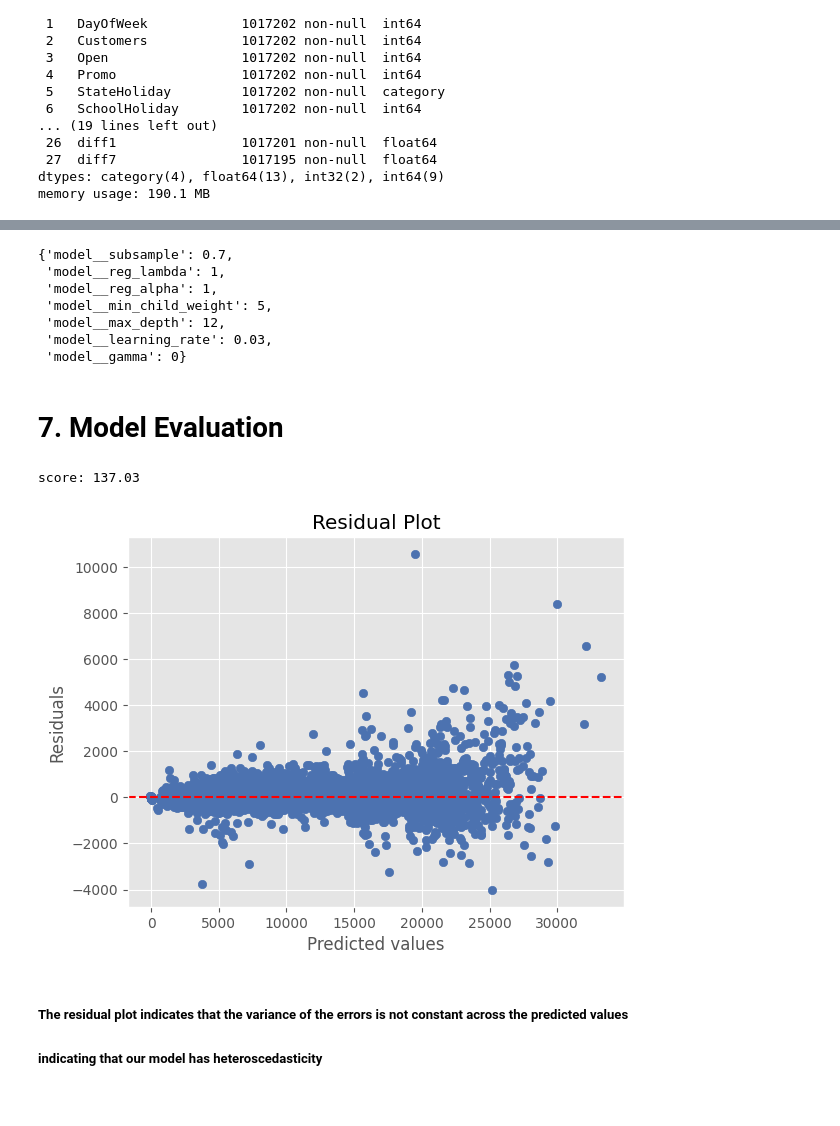
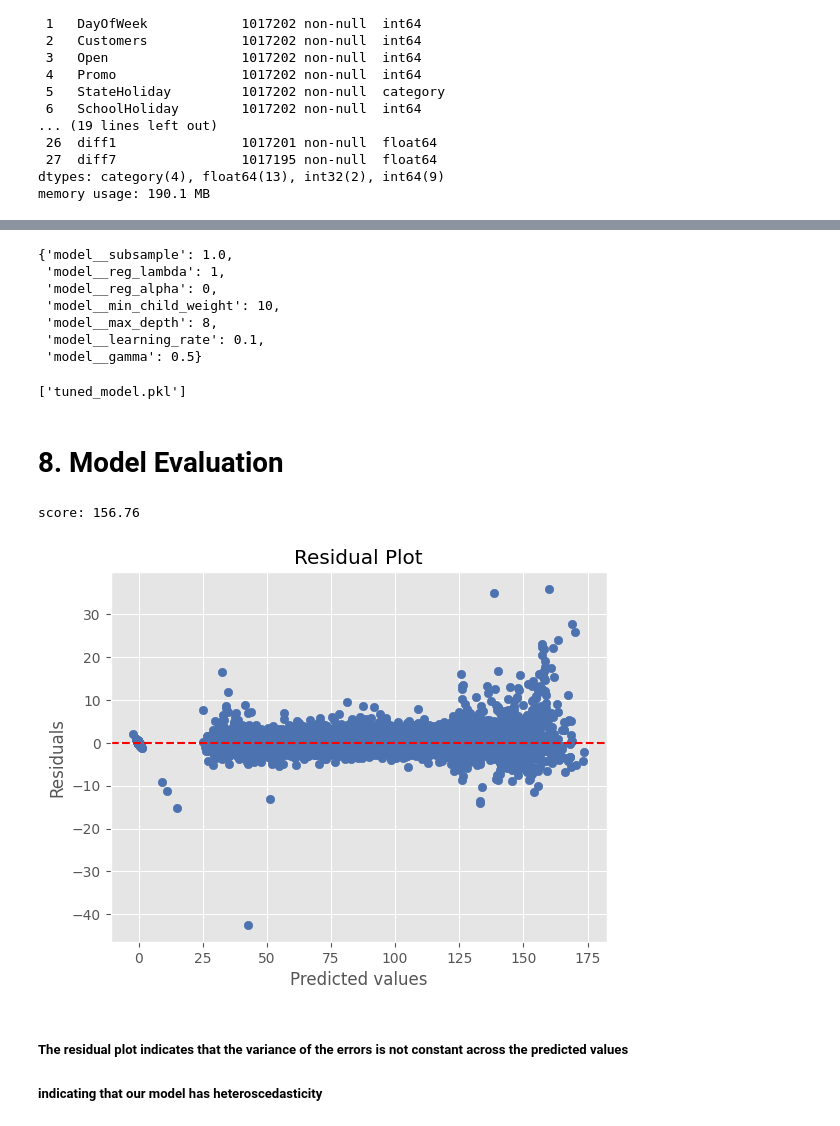
Before and after one commit to martin-har/rossman-repo, a Jupyter notebook: rossman-proj.ipynb, the cells around one changed output, grey strips where cells are left out. Drawn from its saved outputs; the diff is of its cells as text; code cells hidden in the pictures.

Commit message:
add improved model and update project structure

```diff
--- a/rossman-proj.ipynb
+++ b/rossman-proj.ipynb
@@ -558,6 +574,7 @@ df['diff7'] = df['Sales'].diff(7)
 # %%
 X = df.drop(['Date', 'log_sales', 'sales_per_customer', 'CompetitionOpenSinceYear', 'CompetitionOpenSinceMonth'], axis=1)
-y = X.pop('Sales')
+# Changed y to its square root to stabilize variance and reduce heteroscedasticity observed in the residual plots
+y = np.sqrt(X.pop('Sales'))
 
 cat_cols = X.select_dtypes(include=['object'])
 for col in cat_cols:
@@ -693,32 +725,36 @@ best_estimator = random_search.best_estimator_
 # %%
 best_params
 # %% [output]
-{'model__subsample': 0.7,
+{'model__subsample': 1.0,
  'model__reg_lambda': 1,
- 'model__reg_alpha': 1,
- 'model__min_child_weight': 5,
- 'model__max_depth': 12,
- 'model__learning_rate': 0.03,
- 'model__gamma': 0}
+ 'model__reg_alpha': 0,
+ 'model__min_child_weight': 10,
+ 'model__max_depth': 8,
+ 'model__learning_rate': 0.1,
+ 'model__gamma': 0.5}
+# %%
+joblib.dump(best_estimator, "tuned_model.pkl")
+# %% [output]
+['tuned_model.pkl']
 # %%
 final_model = joblib.load("tuned_model.pkl")
 # %% [markdown]
-# 7. Model Evaluation
+# 8. Model Evaluation
 # %%
 y_pred = final_model.predict(X_test)
-score = np.sqrt(mean_squared_error(y_test, y_pred))
+score = np.sqrt(mean_squared_error(y_test**2, y_pred**2))
 print('score:', round(score, 2))
 
 residuals = y_test - y_pred
 plt.scatter(y_pred, residuals)
 plt.axhline(0, color='red', linestyle='--')
 plt.xlabel('Predicted values')
 plt.ylabel('Residuals')
 plt.title('Residual Plot')
 plt.show()
 # %% [output]
-score: 137.03
+score: 156.76
-[figure, old version]
+[figure, new version]
 # %% [markdown]
 ##### The residual plot indicates that the variance of the errors is not constant across the predicted values
 ##### indicating that our model has heteroscedasticity
```
Also changed, not shown: parts of 14 cells of this notebook, 1 other file.
